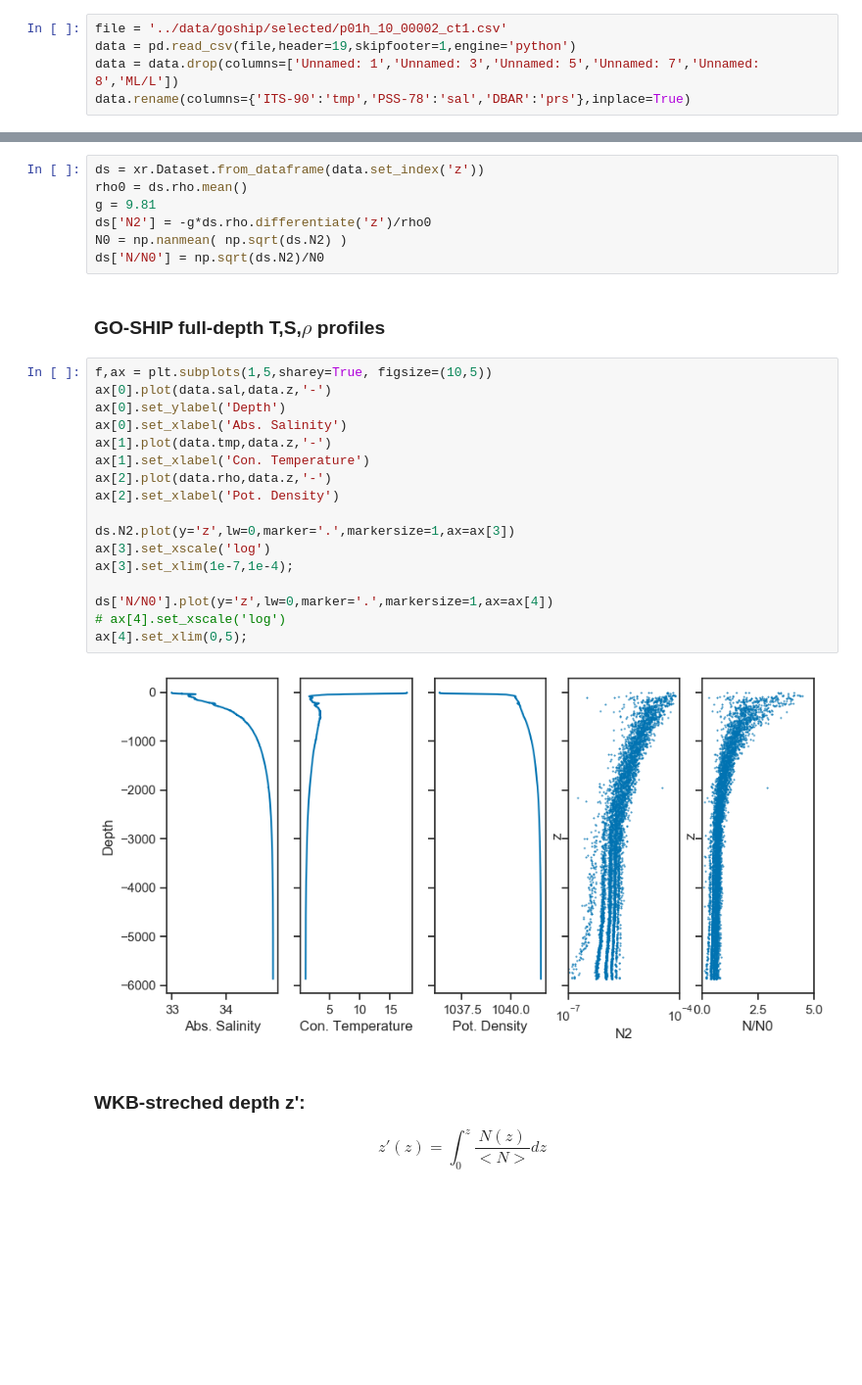
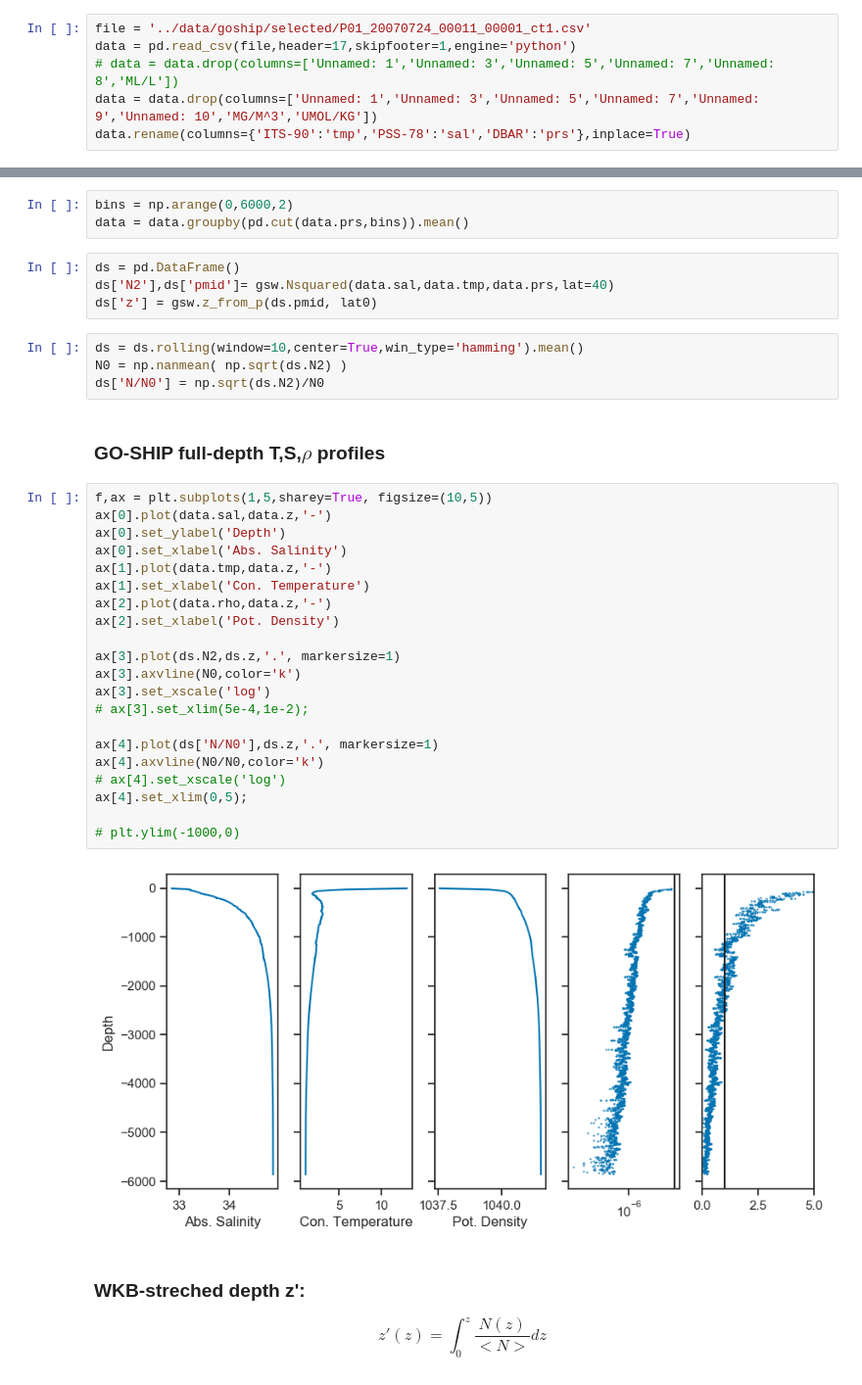
Before and after one commit to sessink/NIW, a Jupyter notebook: notebooks/vertical_modes.ipynb, the cells around one changed output, grey strips where cells are left out. Shown at 98% size. Saved outputs shown, nothing was run; the diff lists cells and outputs as text; blank space fills up the shorter version.

```diff
--- a/notebooks/vertical_modes.ipynb
+++ b/notebooks/vertical_modes.ipynb
@@ -37,9 +37,10 @@ mpl.rc('figure', dpi=100, figsize=[12, 4])
 mpl.rc('savefig', dpi=500, bbox='tight')
 mpl.rc('legend', frameon=False)
 # %%
-file = '../data/goship/selected/p01h_10_00002_ct1.csv'
-data = pd.read_csv(file,header=19,skipfooter=1,engine='python')
-data = data.drop(columns=['Unnamed: 1','Unnamed: 3','Unnamed: 5','Unnamed: 7','Unnamed: 8','ML/L'])
+file = '../data/goship/selected/P01_20070724_00011_00001_ct1.csv'
+data = pd.read_csv(file,header=17,skipfooter=1,engine='python')
+# data = data.drop(columns=['Unnamed: 1','Unnamed: 3','Unnamed: 5','Unnamed: 7','Unnamed: 8','ML/L'])
+data = data.drop(columns=['Unnamed: 1','Unnamed: 3','Unnamed: 5','Unnamed: 7','Unnamed: 9','Unnamed: 10','MG/M^3','UMOL/KG'])
 data.rename(columns={'ITS-90':'tmp','PSS-78':'sal','DBAR':'prs'},inplace=True)
 # %%
 lon0 = 146.3
@@ -48,11 +49,15 @@ data['sal'] = gsw.SA_from_SP(data.sal,data.prs,lon0,lat0)
 data['tmp'] = gsw.CT_from_t(data.sal,data.tmp,data.prs)
 data['rho'] = gsw.rho(data.sal,data.tmp,3000)
 data['z'] = gsw.z_from_p(data.prs, lat0)
+# %%
+bins = np.arange(0,6000,2)
+data = data.groupby(pd.cut(data.prs,bins)).mean()
+# %%
+ds = pd.DataFrame()
+ds['N2'],ds['pmid']= gsw.Nsquared(data.sal,data.tmp,data.prs,lat=40)
+ds['z'] = gsw.z_from_p(ds.pmid, lat0)
 # %%
-ds = xr.Dataset.from_dataframe(data.set_index('z'))
-rho0 = ds.rho.mean()
-g = 9.81
-ds['N2'] = -g*ds.rho.differentiate('z')/rho0
+ds = ds.rolling(window=10,center=True,win_type='hamming').mean()
 N0 = np.nanmean( np.sqrt(ds.N2) )
 ds['N/N0'] = np.sqrt(ds.N2)/N0
 # %% [markdown]
@@ -60,22 +65,26 @@ ds['N/N0'] = np.sqrt(ds.N2)/N0
 # %%
 f,ax = plt.subplots(1,5,sharey=True, figsize=(10,5))
 ax[0].plot(data.sal,data.z,'-')
 ax[0].set_ylabel('Depth')
 ax[0].set_xlabel('Abs. Salinity')
 ax[1].plot(data.tmp,data.z,'-')
 ax[1].set_xlabel('Con. Temperature')
 ax[2].plot(data.rho,data.z,'-')
 ax[2].set_xlabel('Pot. Density')
 
-ds.N2.plot(y='z',lw=0,marker='.',markersize=1,ax=ax[3])
+ax[3].plot(ds.N2,ds.z,'.', markersize=1)
+ax[3].axvline(N0,color='k')
 ax[3].set_xscale('log')
-ax[3].set_xlim(1e-7,1e-4);
+# ax[3].set_xlim(5e-4,1e-2);
 
-ds['N/N0'].plot(y='z',lw=0,marker='.',markersize=1,ax=ax[4])
+ax[4].plot(ds['N/N0'],ds.z,'.', markersize=1)
+ax[4].axvline(N0/N0,color='k')
 # ax[4].set_xscale('log')
 ax[4].set_xlim(0,5);
+
+# plt.ylim(-1000,0)
 # %% [output]
-[figure, old version]
+[figure, new version]
 # %% [markdown]
 ### WKB-streched depth z':
 $$
```
Also changed, not shown: parts of 5 cells of this notebook, 3 other files.
